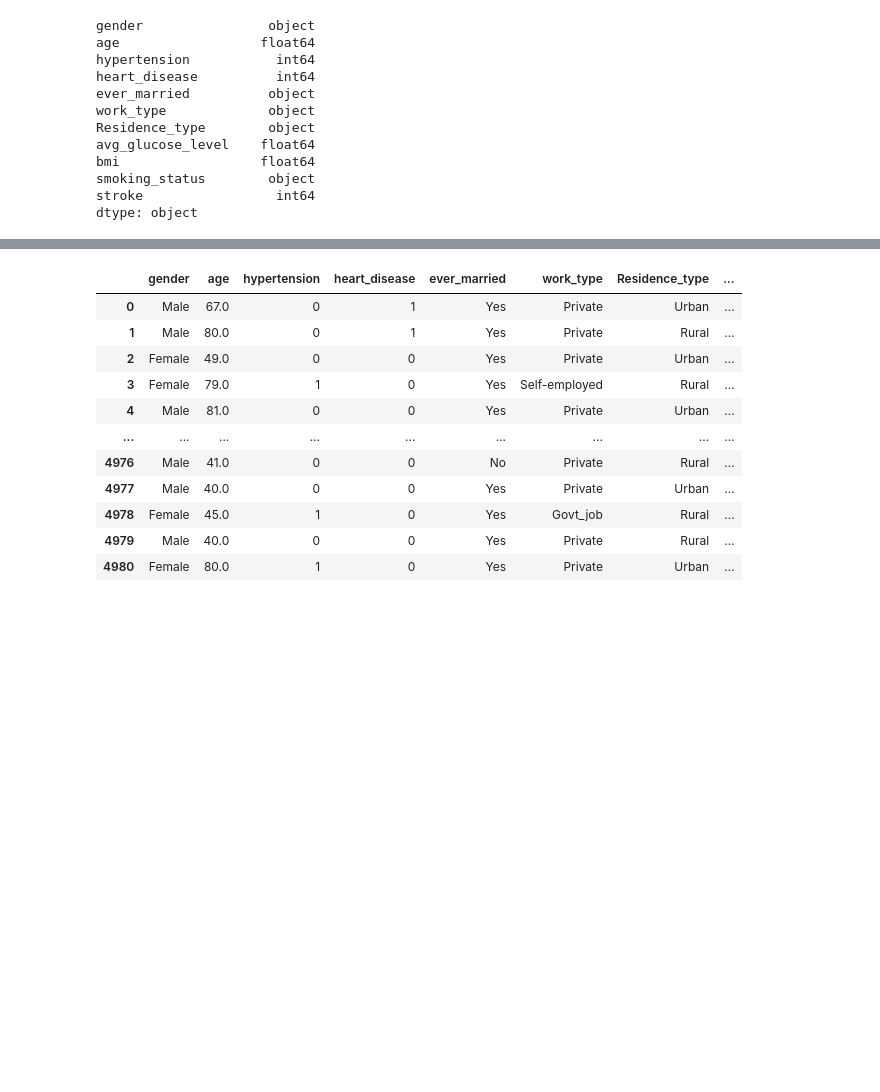
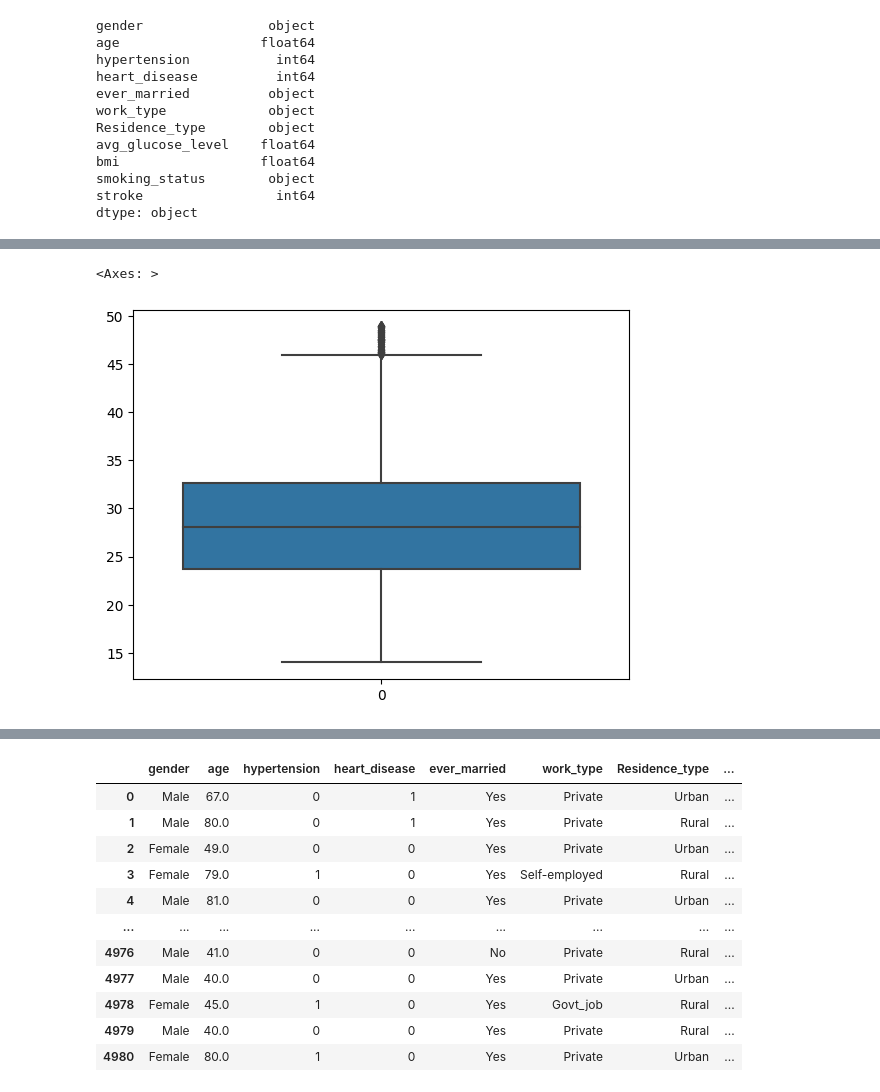
Before and after one commit to hoangtrungnguyen1010/stroke_prediction, a Jupyter notebook: Stroke prediction.ipynb, the cells around one changed output, grey strips where cells are left out. Saved outputs shown, nothing was run; the diff lists cells and outputs as text; code cells hidden in the pictures; blank space fills up the shorter version.

```diff
--- a/Stroke prediction.ipynb
+++ b/Stroke prediction.ipynb
@@ -45,0 +96,5 @@ sns.heatmap(df.corr(),annot=True)
+# %%
+sns.boxplot(data=df['bmi'])
+# %% [output]
+<Axes: >
+[figure, added]
```
Also changed, not shown: parts of 91 cells of this notebook, 3 other files.
